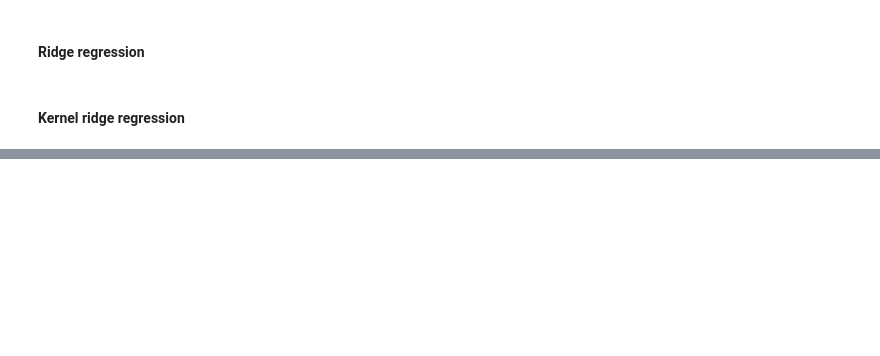
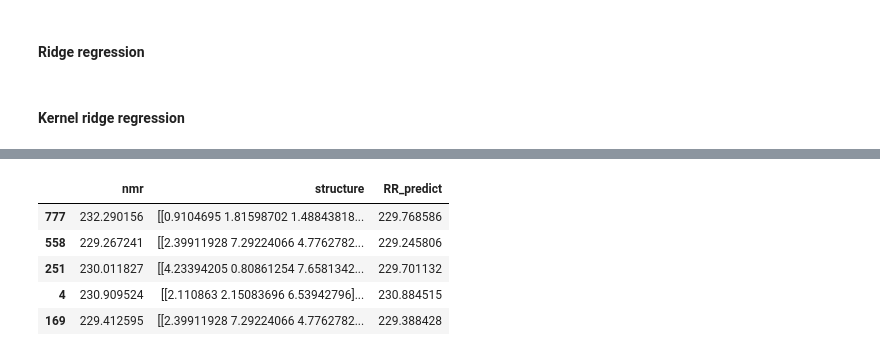
Before and after one commit to wushanyun64/27Al-Machine-learning, a Jupyter notebook: 27Al_process.ipynb, the cells around one changed output, grey strips where cells are left out. Saved outputs shown, nothing was run; the diff lists cells and outputs as text; code cells hidden in the pictures; blank space fills up the shorter version.

```diff
--- a/27Al_process.ipynb
+++ b/27Al_process.ipynb
@@ -524,0 +551,9 @@ Wall time: 1.55 s
+# %%
+predict_result.head()
+# %% [output]
+|  | nmr | structure | RR_predict |
+| 777 | 232.290156 | [[0.9104695 1.81598702 1.48843818... | 229.768586 |
+| 558 | 229.267241 | [[2.39911928 7.29224066 4.7762782... | 229.245806 |
+| 251 | 230.011827 | [[4.23394205 0.80861254 7.6581342... | 229.701132 |
+| 4 | 230.909524 | [[2.110863 2.15083696 6.53942796]... | 230.884515 |
+| 169 | 229.412595 | [[2.39911928 7.29224066 4.7762782... | 229.388428 |
```
Also changed, not shown: parts of 20 cells of this notebook.
